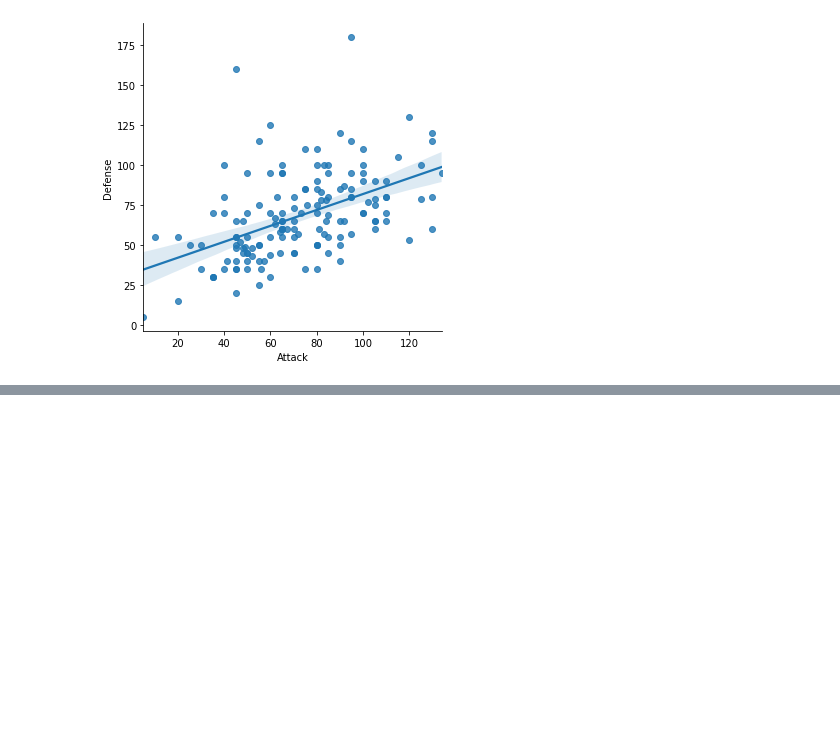
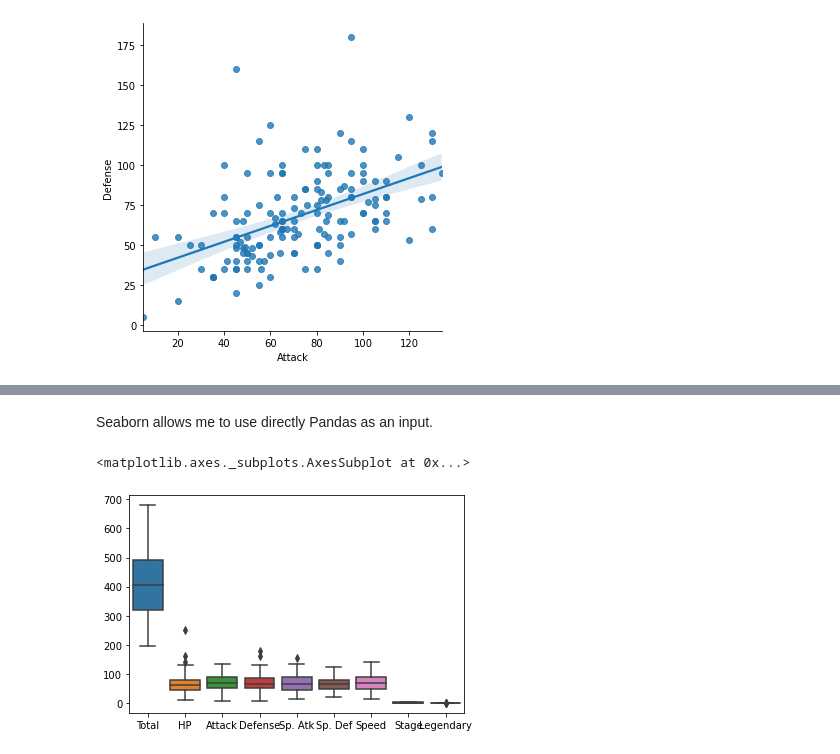
Before and after one commit to miguestepa/seaborn-pokemon, a Jupyter notebook: seaborn-pokemon.ipynb, the cells around one changed output, grey strips where cells are left out. Saved outputs shown, nothing was run; the diff lists cells and outputs as text; code cells hidden in the pictures; blank space fills up the shorter version.

```diff
--- a/seaborn-pokemon.ipynb
+++ b/seaborn-pokemon.ipynb
@@ -44,0 +59,8 @@ sns.lmplot(x='Attack', y='Defense', data=df)
+# %% [markdown]
+Seaborn allows me to use directly Pandas as an input.
+# %%
+# Boxplot
+sns.boxplot(data=df)
+# %% [output]
+<matplotlib.axes._subplots.AxesSubplot at 0x...>
+[figure, added]
```
Also changed, not shown: parts of 5 cells of this notebook.
